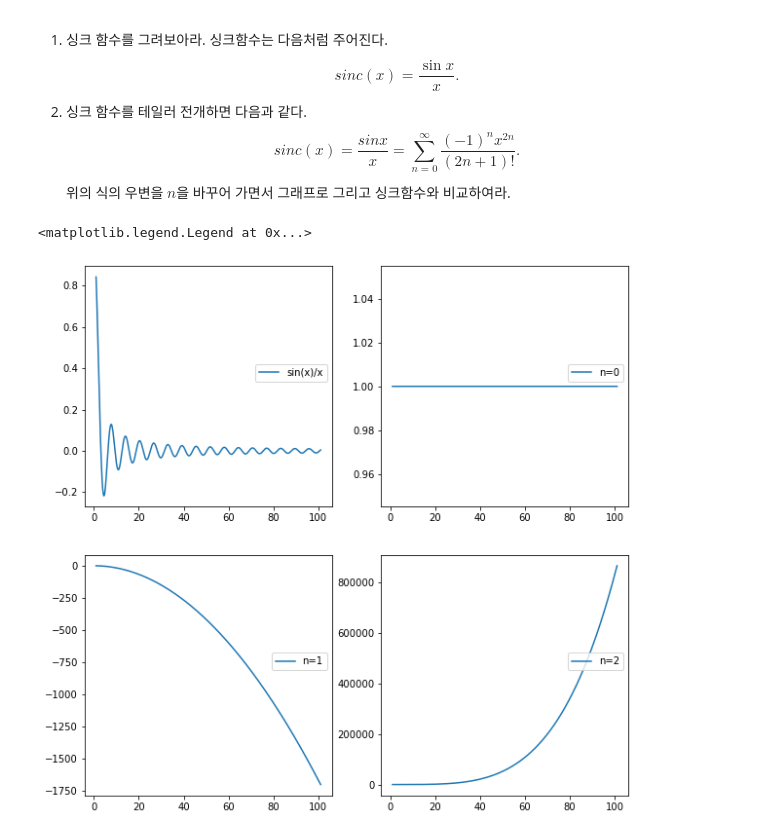
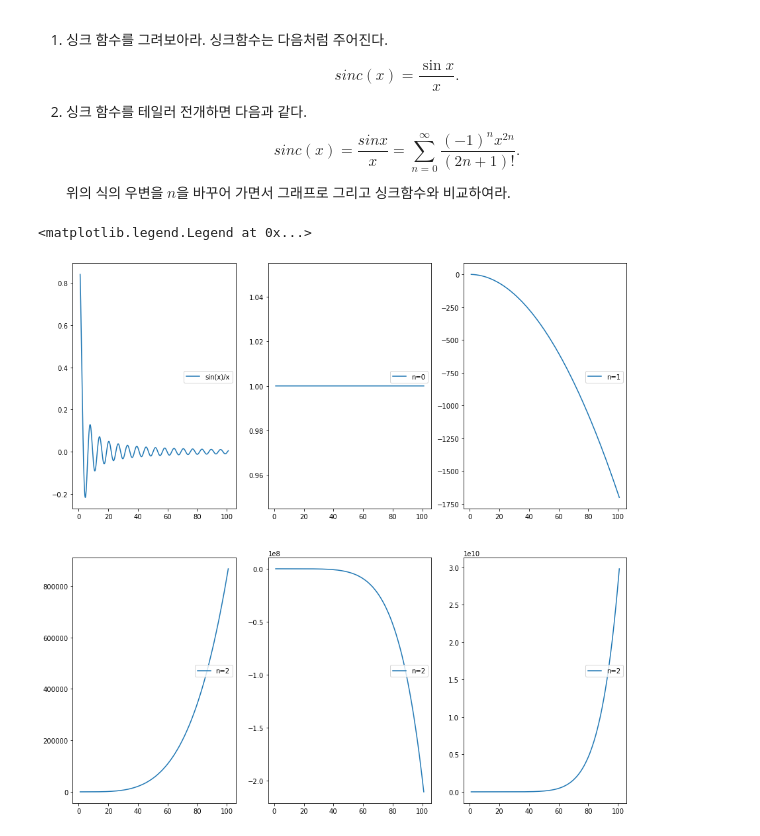
Before and after one commit to pijunseung/2021_cphys1, a Jupyter notebook: hw3.ipynb, the cells around one changed output. Cells and saved outputs as stored; diff of their text form; code cells hidden in the pictures.

```diff
--- a/hw3.ipynb
+++ b/hw3.ipynb
@@ -72,27 +86,35 @@ plt.legend(loc='best', bbox_to_anchor=(1, 0.5))
 # %%
 def facto(n):
     f = 1.0
     for i in range(1,2*n+2):
         f *= i
     return f
 
-plt.figure(figsize=(10, 10))
+plt.figure(figsize=(15, 15))
 x=np.arange(1,101,0.01)
-plt.subplot(221)
+plt.subplot(231)
 plt.plot(x,np.sin(x)/x, label = 'sin(x)/x')
 plt.legend(loc='lower right', bbox_to_anchor=(1, 0.5))
 
-plt.subplot(222)
+plt.subplot(232)
 plt.plot(x, (((-1)**0)*(x**(2*0)))/facto(0), label = 'n=0')
 plt.legend(loc='lower right', bbox_to_anchor=(1, 0.5))
 
-plt.subplot(223)
+plt.subplot(233)
 plt.plot(x, (((-1)**1)*(x**(2*1)))/facto(1), label = 'n=1')
 plt.legend(loc='lower right', bbox_to_anchor=(1, 0.5))
 
-plt.subplot(224)
+plt.subplot(234)
 plt.plot(x, (((-1)**2)*(x**(2*2)))/facto(2), label = 'n=2')
 plt.legend(loc='lower right', bbox_to_anchor=(1, 0.5))
+
+plt.subplot(235)
+plt.plot(x, (((-1)**3)*(x**(2*3)))/facto(3), label = 'n=2')
+plt.legend(loc='lower right', bbox_to_anchor=(1, 0.5))
+
+plt.subplot(236)
+plt.plot(x, (((-1)**4)*(x**(2*4)))/facto(4), label = 'n=2')
+plt.legend(loc='lower right', bbox_to_anchor=(1, 0.5))
 # %% [output]
 <matplotlib.legend.Legend at 0x...>
-[figure, old version]
+[figure, new version]
```
Also changed, not shown: parts of 2 cells of this notebook.
